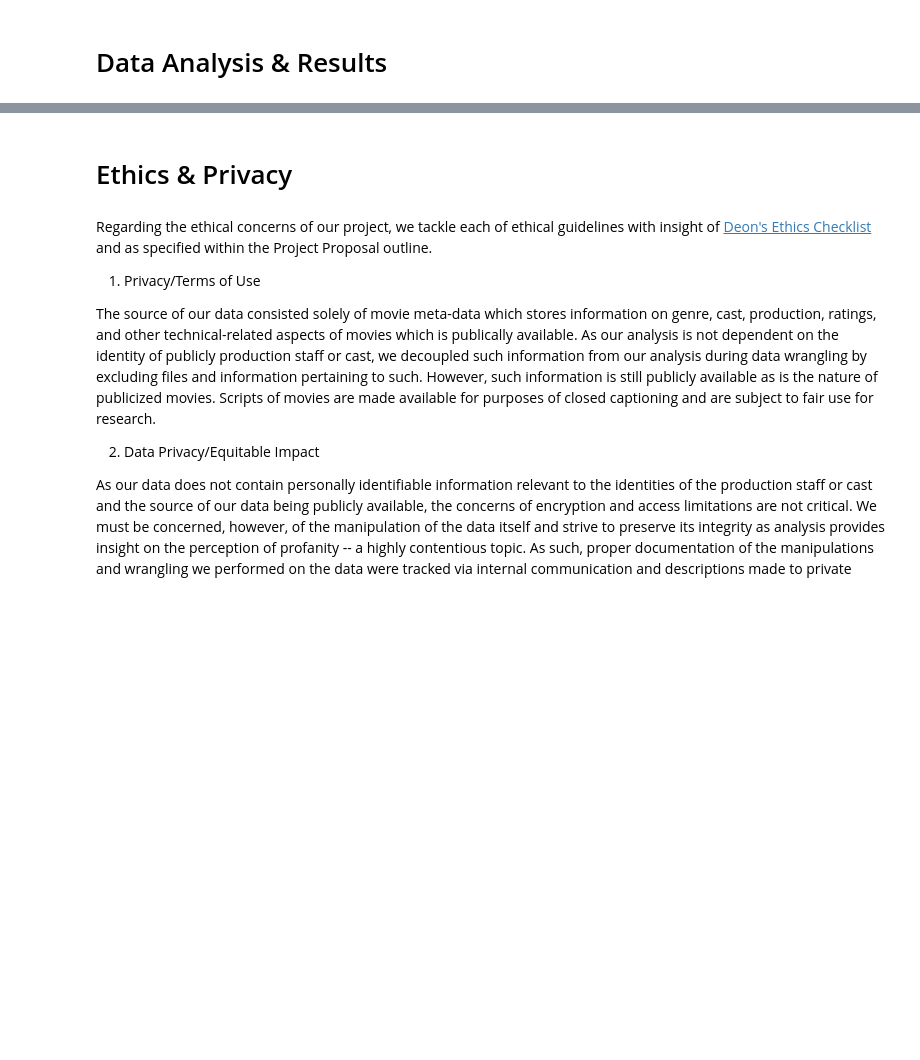
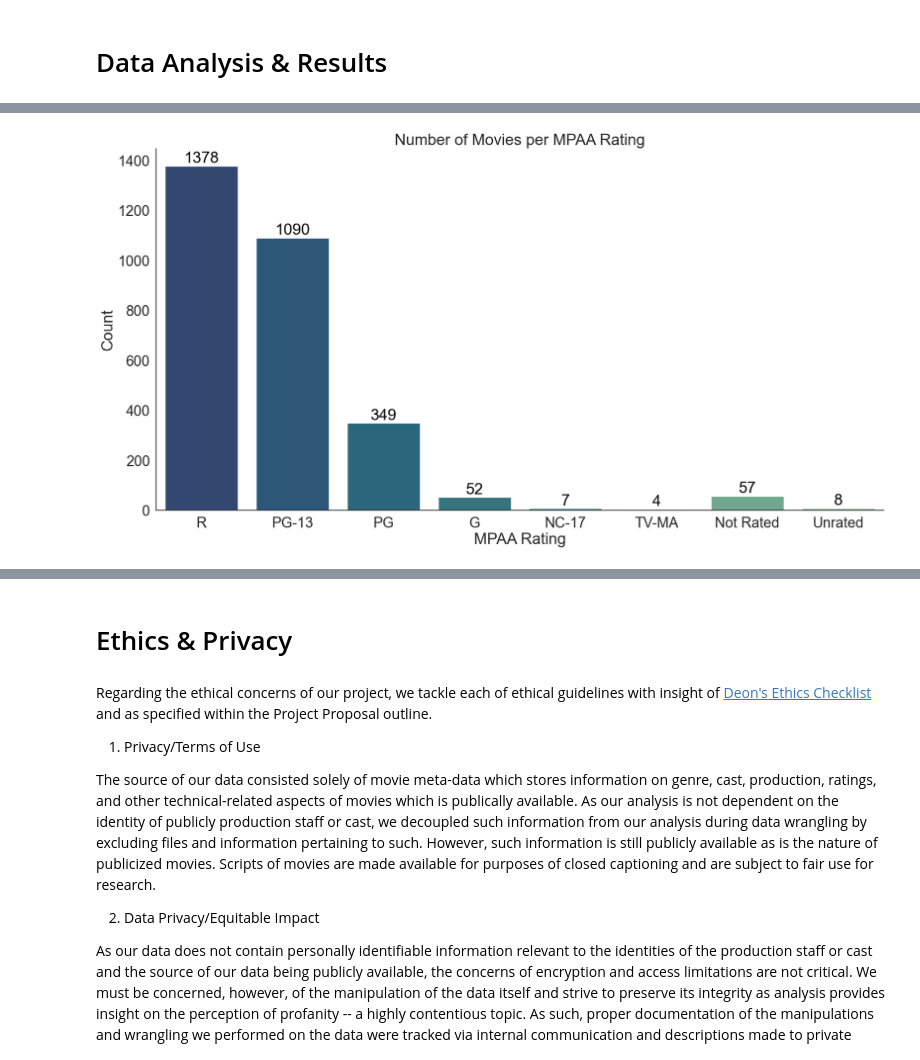
Before and after one commit to ima-quack/COGS108_ProfanityResearch, a Jupyter notebook: FinalProjectGroup_039-Wi23.ipynb, the cells around one changed output, grey strips where cells are left out. Drawn from its saved outputs; the diff is of its cells as text; code cells hidden in the pictures; blank space fills up the shorter version.

```diff
--- a/FinalProjectGroup_039-Wi23.ipynb
+++ b/FinalProjectGroup_039-Wi23.ipynb
@@ -242,0 +773,10 @@ Text(0.5, 1.0, 'Frequency of Profane Words')
+# %%
+# Get visualization of number of movies per MPAA rating
+mpaa_count = sns.countplot(data=clean_metadata, x='mpaa_rating', palette='crest_r')
+mpaa_count.bar_label(mpaa_count.containers[0], fmt='%d', color='black')
+
+mpaa_count.set(xlabel='MPAA Rating', ylabel='Count', title='Number of Movies per MPAA Rating')
+
+sns.despine()
+# %% [output]
+[figure, added]
```
Also changed, not shown: parts of 66 cells of this notebook.
